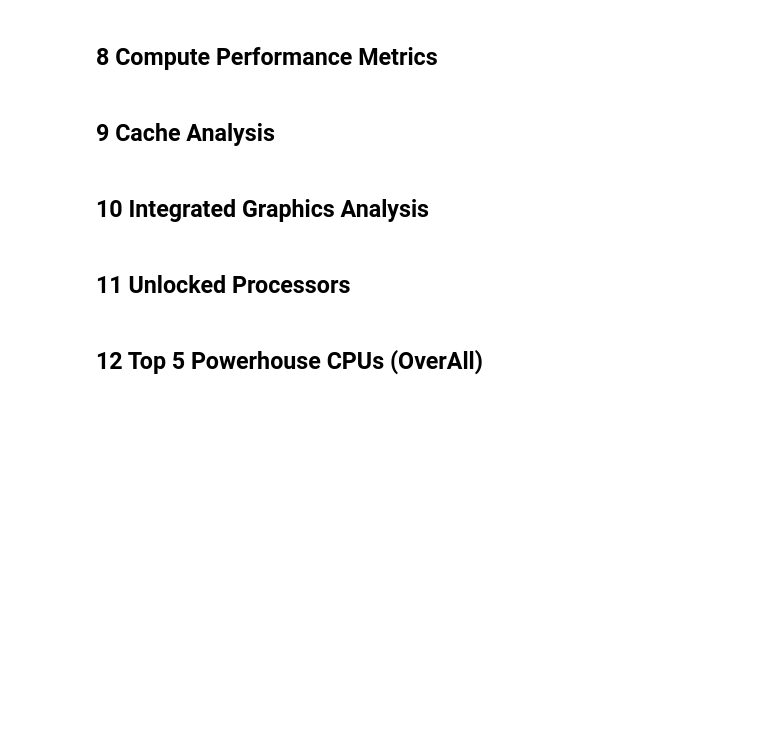
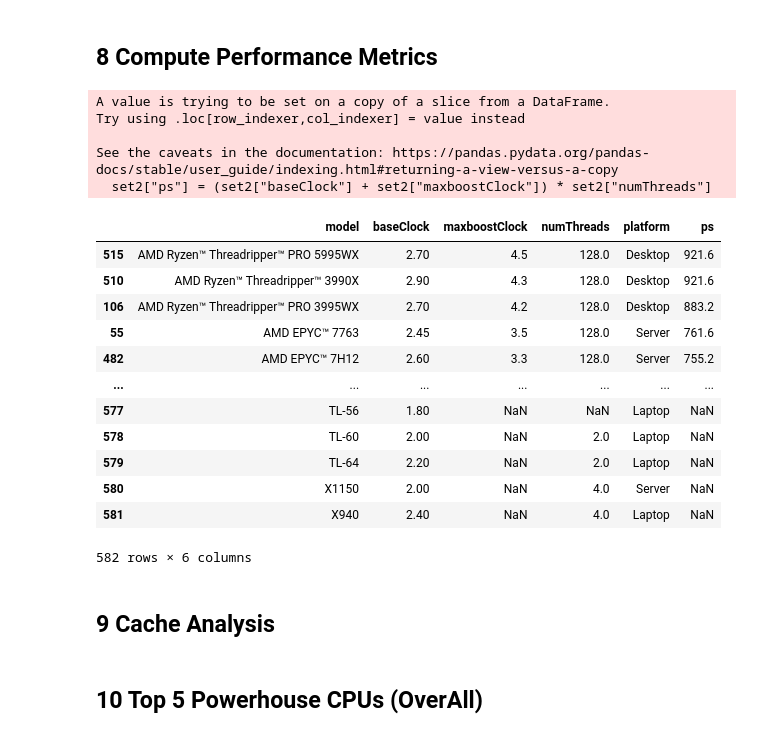
Before and after one commit to VishalSoni2005/Machine_Learning, a Jupyter notebook: 01_Pandas/part_2_amd.ipynb, the cells around one changed output. Drawn from its saved outputs; the diff is of its cells as text; code cells hidden in the pictures; blank space fills up the shorter version.

```diff
--- a/01_Pandas/part_2_amd.ipynb
+++ b/01_Pandas/part_2_amd.ipynb
@@ -120,8 +142,29 @@ TypeError: list indices must be integers or slices, not str
 # %% [markdown]
 ## 8 Compute Performance Metrics
+# %%
+# Create a new column: Performance Score = (baseClock + maxboostClock) * numThreads
+
+set2 = df[["model", "baseClock", "maxboostClock", "numThreads", "platform"]]
+set2["ps"] = (set2["baseClock"] + set2["maxboostClock"]) * set2["numThreads"]
+set2.sort_values("ps", ascending=False)
+# %% [output]
+A value is trying to be set on a copy of a slice from a DataFrame.
+Try using .loc[row_indexer,col_indexer] = value instead
+
+See the caveats in the documentation: https://pandas.pydata.org/pandas-docs/stable/user_guide/indexing.html#returning-a-view-versus-a-copy
+  set2["ps"] = (set2["baseClock"] + set2["maxboostClock"]) * set2["numThreads"]
+|  | model | baseClock | maxboostClock | numThreads | platform | ps |
+| 515 | AMD Ryzen™ Threadripper™ PRO 5995WX | 2.70 | 4.5 | 128.0 | Desktop | 921.6 |
+| 510 | AMD Ryzen™ Threadripper™ 3990X | 2.90 | 4.3 | 128.0 | Desktop | 921.6 |
+| 106 | AMD Ryzen™ Threadripper™ PRO 3995WX | 2.70 | 4.2 | 128.0 | Desktop | 883.2 |
+| 55 | AMD EPYC™ 7763 | 2.45 | 3.5 | 128.0 | Server | 761.6 |
+| 482 | AMD EPYC™ 7H12 | 2.60 | 3.3 | 128.0 | Server | 755.2 |
+| ... | ... | ... | ... | ... | ... | ... |
+| 577 | TL-56 | 1.80 | NaN | NaN | Laptop | NaN |
+| 578 | TL-60 | 2.00 | NaN | 2.0 | Laptop | NaN |
+| 579 | TL-64 | 2.20 | NaN | 2.0 | Laptop | NaN |
+| 580 | X1150 | 2.00 | NaN | 4.0 | Server | NaN |
+| 581 | X940 | 2.40 | NaN | 4.0 | Laptop | NaN |
+582 rows × 6 columns
 # %% [markdown]
 ## 9 Cache Analysis
-# %% [markdown]
-## 10 Integrated Graphics Analysis
-# %% [markdown]
-## 11 Unlocked Processors
@@ -128,2 +175,2 @@ TypeError: list indices must be integers or slices, not str
 # %% [markdown]
-## 12 Top 5 Powerhouse CPUs (OverAll)
+## 10 Top 5 Powerhouse CPUs (OverAll)
```
Also changed, not shown: parts of 22 cells of this notebook, 6 other files.
